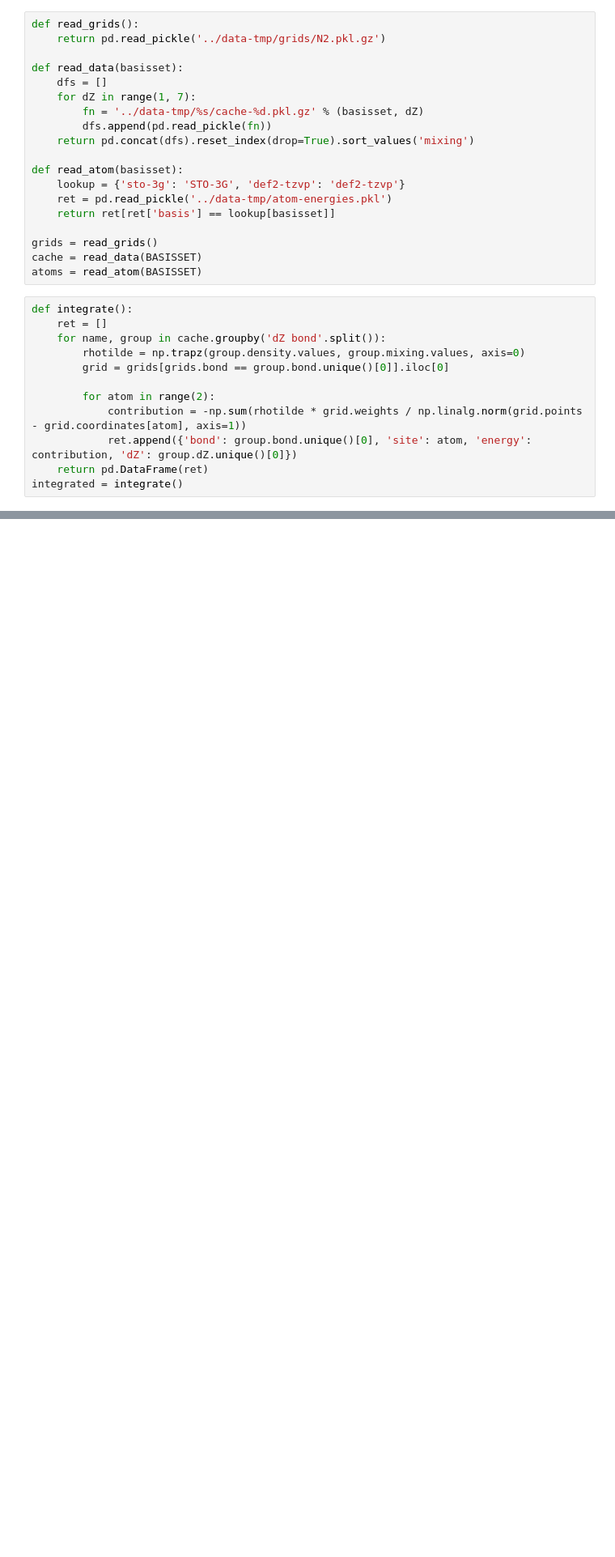
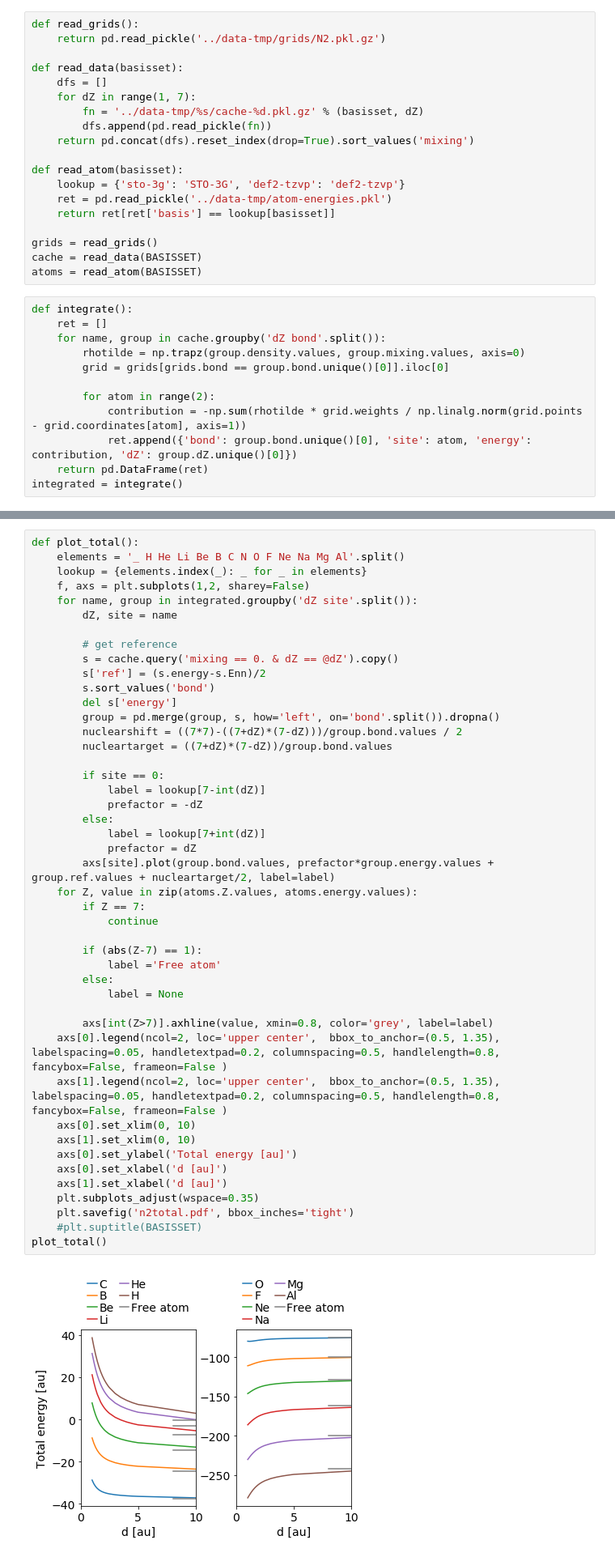
Before and after one commit to ferchault/APDFT-TI, a Jupyter notebook: notebooks/N2Visualisation.ipynb, the cells around one changed output, grey strips where cells are left out. Shown at 81% size. Saved outputs shown, nothing was run; the diff lists cells and outputs as text; blank space fills up the shorter version.

```diff
--- a/notebooks/N2Visualisation.ipynb
+++ b/notebooks/N2Visualisation.ipynb
@@ -81,0 +87,47 @@ plot_test()
+# %%
+def plot_total():
+    elements = '_ H He Li Be B C N O F Ne Na Mg Al'.split()
+    lookup = {elements.index(_): _ for _ in elements}
+    f, axs = plt.subplots(1,2, sharey=False)
+    for name, group in integrated.groupby('dZ site'.split()):
+        dZ, site = name
+
+        # get reference
+        s = cache.query('mixing == 0. & dZ == @dZ').copy()
+        s['ref'] = (s.energy-s.Enn)/2
+        s.sort_values('bond')
+        del s['energy']
+        group = pd.merge(group, s, how='left', on='bond'.split()).dropna()
+        nuclearshift = ((7*7)-((7+dZ)*(7-dZ)))/group.bond.values / 2
+        nucleartarget = ((7+dZ)*(7-dZ))/group.bond.values
+
+        if site == 0:
+            label = lookup[7-int(dZ)]
+            prefactor = -dZ
+        else:
+            label = lookup[7+int(dZ)]
+            prefactor = dZ
+        axs[site].plot(group.bond.values, prefactor*group.energy.values + group.ref.values + nucleartarget/2, label=label)
+    for Z, value in zip(atoms.Z.values, atoms.energy.values):
+        if Z == 7:
+            continue
+
+        if (abs(Z-7) == 1):
+            label ='Free atom'
+        else:
+            label = None
+
+        axs[int(Z>7)].axhline(value, xmin=0.8, color='grey', label=label)
+    axs[0].legend(ncol=2, loc='upper center',  bbox_to_anchor=(0.5, 1.35), labelspacing=0.05, handletextpad=0.2, columnspacing=0.5, handlelength=0.8, fancybox=False, frameon=False )
+    axs[1].legend(ncol=2, loc='upper center',  bbox_to_anchor=(0.5, 1.35), labelspacing=0.05, handletextpad=0.2, columnspacing=0.5, handlelength=0.8, fancybox=False, frameon=False )
+    axs[0].set_xlim(0, 10)
+    axs[1].set_xlim(0, 10)
+    axs[0].set_ylabel('Total energy [au]')
+    axs[0].set_xlabel('d [au]')
+    axs[1].set_xlabel('d [au]')
+    plt.subplots_adjust(wspace=0.35)
+    plt.savefig('n2total.pdf', bbox_inches='tight')
+    #plt.suptitle(BASISSET)
+plot_total()
+# %% [output]
+[figure, added]
```
Also changed, not shown: parts of 2 cells of this notebook, 2 other files.
